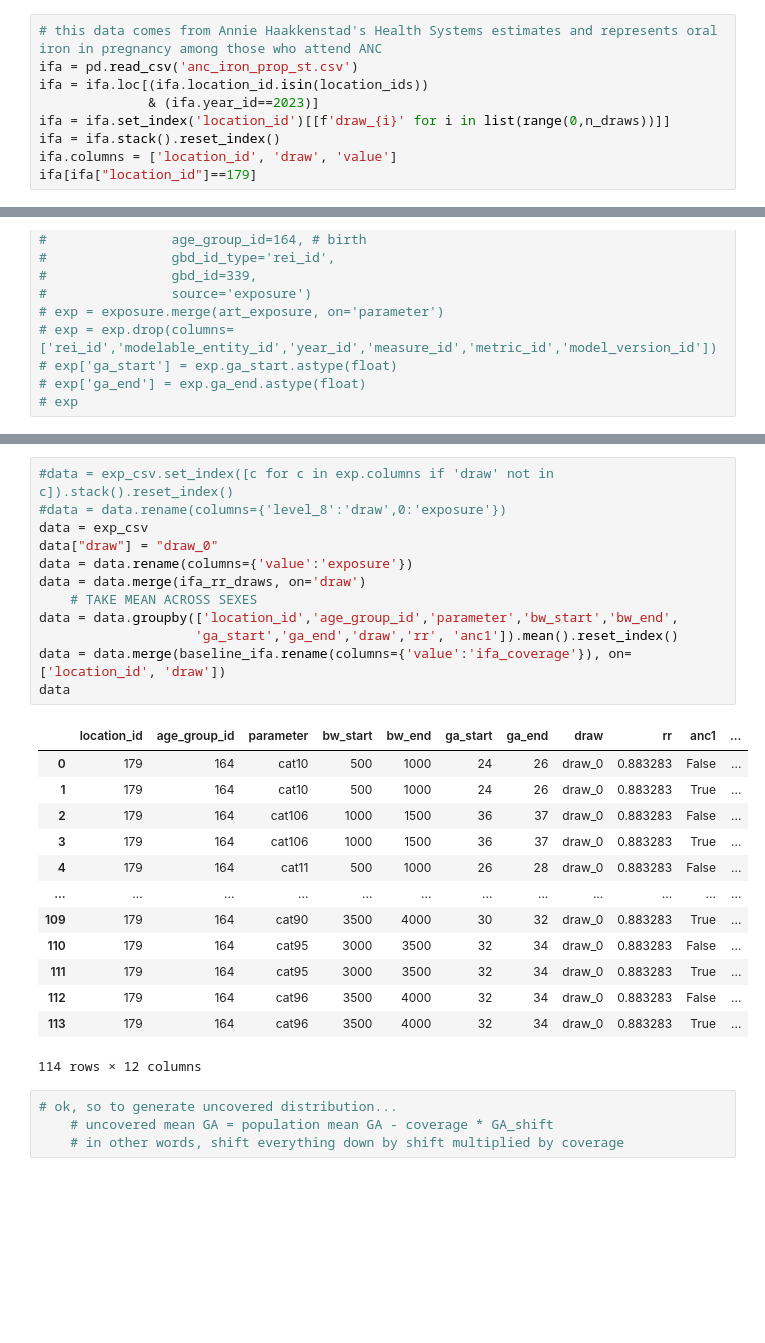
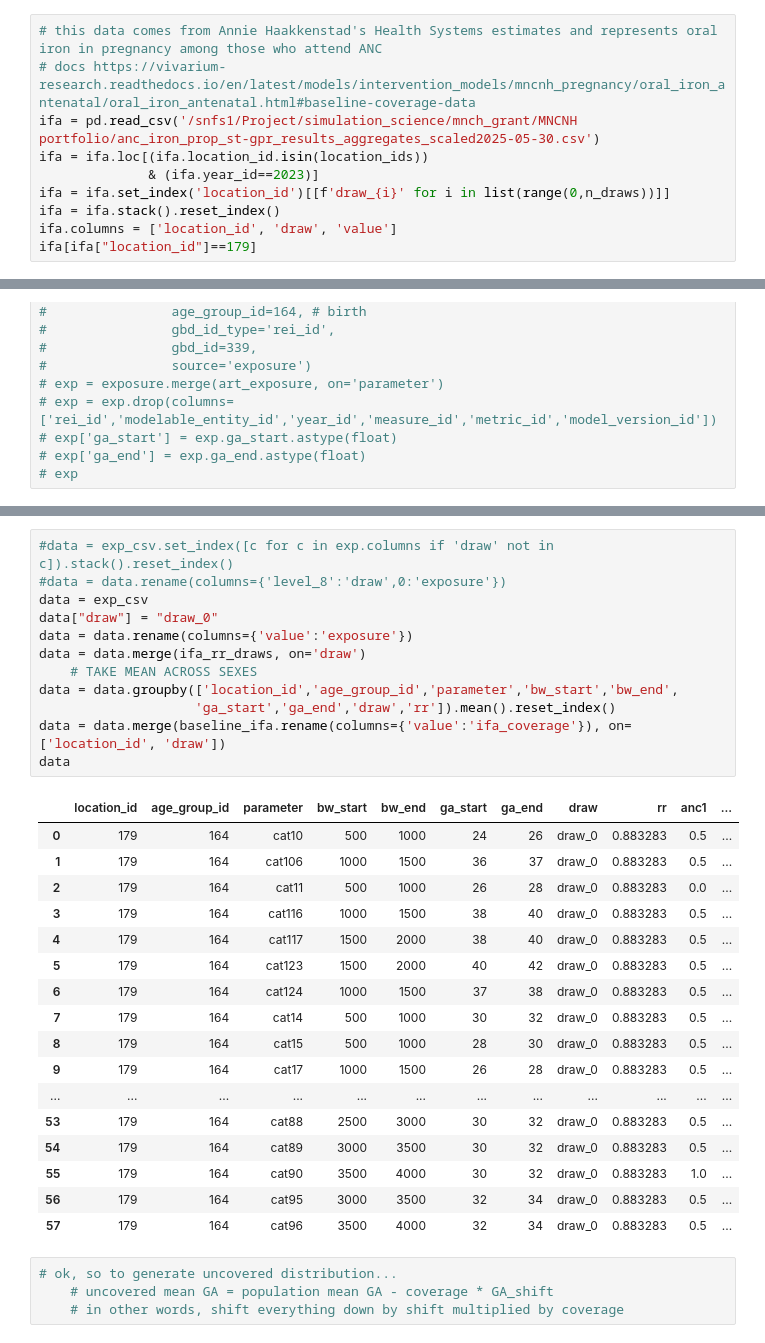
Before and after one commit to ihmeuw/vivarium_gates_mncnh, a Jupyter notebook: src/vivarium_gates_mncnh/data/ifa_mms_gestation_shifts/ifa_gestational_age_shifts.ipynb, the cells around one changed output, grey strips where cells are left out. Saved outputs shown, nothing was run; the diff lists cells and outputs as text; blank space fills up the shorter version.

```diff
--- a/src/vivarium_gates_mncnh/data/ifa_mms_gestation_shifts/ifa_gestational_age_shifts.ipynb
+++ b/src/vivarium_gates_mncnh/data/ifa_mms_gestation_shifts/ifa_gestational_age_shifts.ipynb
@@ -42,7 +41,8 @@ art_ethiopia.keys
  'intervention.iv_iron.hemoglobin_effect_size']
 # %%
 # this data comes from Annie Haakkenstad's Health Systems estimates and represents oral iron in pregnancy among those who attend ANC
-ifa = pd.read_csv('anc_iron_prop_st.csv')
+# docs https://vivarium-research.readthedocs.io/en/latest/models/intervention_models/mncnh_pregnancy/oral_iron_antenatal/oral_iron_antenatal.html#baseline-coverage-data
+ifa = pd.read_csv('/snfs1/Project/simulation_science/mnch_grant/MNCNH portfolio/anc_iron_prop_st-gpr_results_aggregates_scaled2025-05-30.csv')
 ifa = ifa.loc[(ifa.location_id.isin(location_ids))
               & (ifa.year_id==2023)]
 ifa = ifa.set_index('location_id')[[f'draw_{i}' for i in list(range(0,n_draws))]]
@@ -381,29 +404,33 @@ exp_csv
 # %%
 #data = exp_csv.set_index([c for c in exp.columns if 'draw' not in c]).stack().reset_index()
 #data = data.rename(columns={'level_8':'draw',0:'exposure'})
 data = exp_csv
 data["draw"] = "draw_0"
 data = data.rename(columns={'value':'exposure'})
 data = data.merge(ifa_rr_draws, on='draw')
     # TAKE MEAN ACROSS SEXES
 data = data.groupby(['location_id','age_group_id','parameter','bw_start','bw_end',
-                    'ga_start','ga_end','draw','rr', 'anc1']).mean().reset_index()
+                    'ga_start','ga_end','draw','rr']).mean().reset_index()
 data = data.merge(baseline_ifa.rename(columns={'value':'ifa_coverage'}), on=['location_id', 'draw'])
 data
 # %% [output]
 |  | location_id | age_group_id | parameter | bw_start | bw_end | ga_start | ga_end | draw | rr | anc1 | ... |
-| 0 | 179 | 164 | cat10 | 500 | 1000 | 24 | 26 | draw_0 | 0.883283 | False | ... |
-| 1 | 179 | 164 | cat10 | 500 | 1000 | 24 | 26 | draw_0 | 0.883283 | True | ... |
-| 2 | 179 | 164 | cat106 | 1000 | 1500 | 36 | 37 | draw_0 | 0.883283 | False | ... |
-| 3 | 179 | 164 | cat106 | 1000 | 1500 | 36 | 37 | draw_0 | 0.883283 | True | ... |
-| 4 | 179 | 164 | cat11 | 500 | 1000 | 26 | 28 | draw_0 | 0.883283 | False | ... |
+| 0 | 179 | 164 | cat10 | 500 | 1000 | 24 | 26 | draw_0 | 0.883283 | 0.5 | ... |
+| 1 | 179 | 164 | cat106 | 1000 | 1500 | 36 | 37 | draw_0 | 0.883283 | 0.5 | ... |
+| 2 | 179 | 164 | cat11 | 500 | 1000 | 26 | 28 | draw_0 | 0.883283 | 0.0 | ... |
+| 3 | 179 | 164 | cat116 | 1000 | 1500 | 38 | 40 | draw_0 | 0.883283 | 0.5 | ... |
+| 4 | 179 | 164 | cat117 | 1500 | 2000 | 38 | 40 | draw_0 | 0.883283 | 0.5 | ... |
+| 5 | 179 | 164 | cat123 | 1500 | 2000 | 40 | 42 | draw_0 | 0.883283 | 0.5 | ... |
+| 6 | 179 | 164 | cat124 | 1000 | 1500 | 37 | 38 | draw_0 | 0.883283 | 0.5 | ... |
+| 7 | 179 | 164 | cat14 | 500 | 1000 | 30 | 32 | draw_0 | 0.883283 | 0.5 | ... |
+| 8 | 179 | 164 | cat15 | 500 | 1000 | 28 | 30 | draw_0 | 0.883283 | 0.5 | ... |
+| 9 | 179 | 164 | cat17 | 1000 | 1500 | 26 | 28 | draw_0 | 0.883283 | 0.5 | ... |
 | ... | ... | ... | ... | ... | ... | ... | ... | ... | ... | ... | ... |
-| 109 | 179 | 164 | cat90 | 3500 | 4000 | 30 | 32 | draw_0 | 0.883283 | True | ... |
-| 110 | 179 | 164 | cat95 | 3000 | 3500 | 32 | 34 | draw_0 | 0.883283 | False | ... |
-| 111 | 179 | 164 | cat95 | 3000 | 3500 | 32 | 34 | draw_0 | 0.883283 | True | ... |
-| 112 | 179 | 164 | cat96 | 3500 | 4000 | 32 | 34 | draw_0 | 0.883283 | False | ... |
-| 113 | 179 | 164 | cat96 | 3500 | 4000 | 32 | 34 | draw_0 | 0.883283 | True | ... |
+| 53 | 179 | 164 | cat88 | 2500 | 3000 | 30 | 32 | draw_0 | 0.883283 | 0.5 | ... |
+| 54 | 179 | 164 | cat89 | 3000 | 3500 | 30 | 32 | draw_0 | 0.883283 | 0.5 | ... |
+| 55 | 179 | 164 | cat90 | 3500 | 4000 | 30 | 32 | draw_0 | 0.883283 | 1.0 | ... |
+| 56 | 179 | 164 | cat95 | 3000 | 3500 | 32 | 34 | draw_0 | 0.883283 | 0.5 | ... |
+| 57 | 179 | 164 | cat96 | 3500 | 4000 | 32 | 34 | draw_0 | 0.883283 | 0.5 | ... |
-114 rows × 12 columns
 # %%
 # ok, so to generate uncovered distribution...
     # uncovered mean GA = population mean GA - coverage * GA_shift
```
Also changed, not shown: parts of 18 cells of this notebook, 3 other files.
